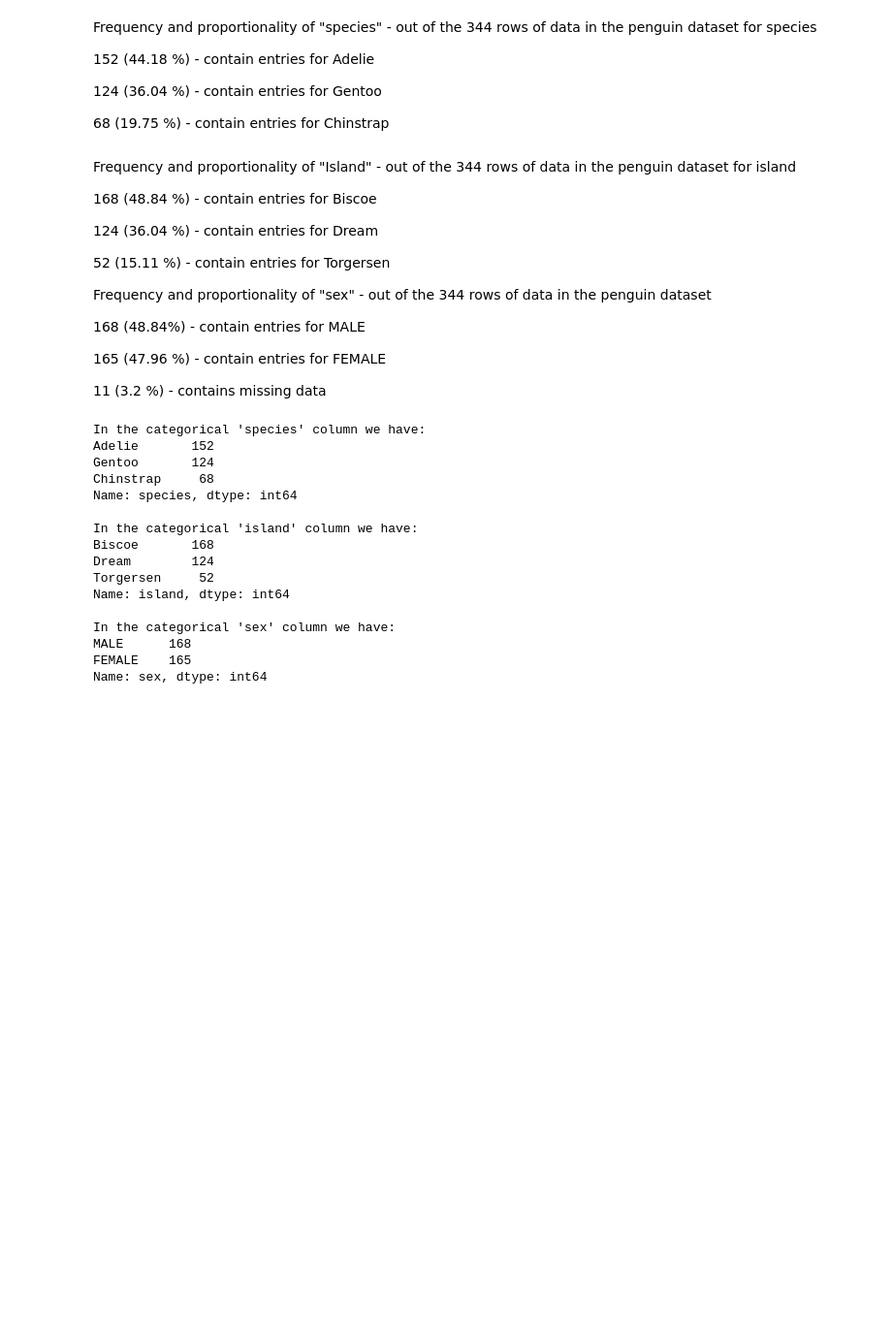
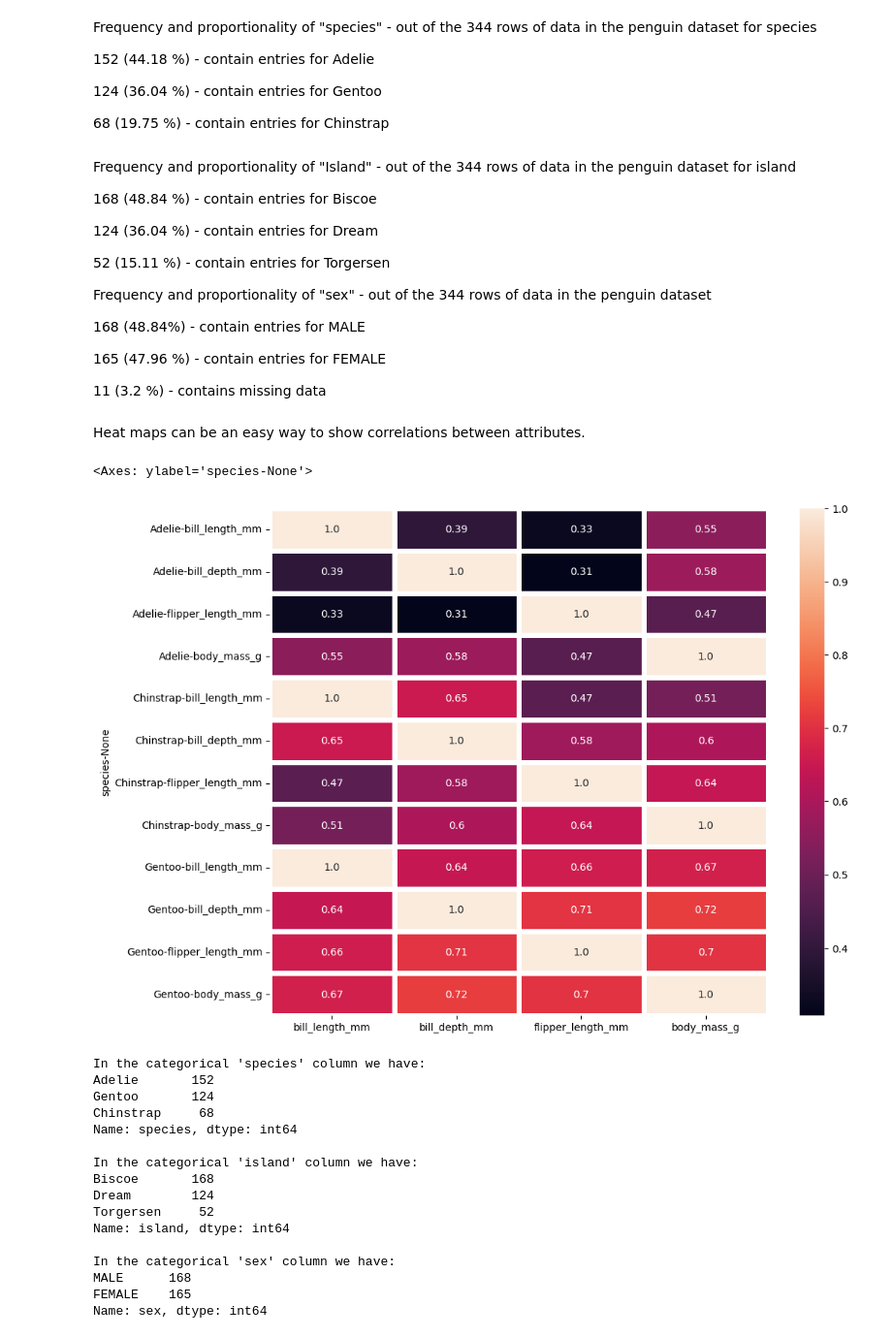
Before and after one commit to shanekeenan/fundamentals_of_data_analysis, a Jupyter notebook: tasks.ipynb, the cells around one changed output. Shown at 97% size. Saved outputs shown, nothing was run; the diff lists cells and outputs as text; code cells hidden in the pictures; blank space fills up the shorter version.

```diff
--- a/tasks.ipynb
+++ b/tasks.ipynb
@@ -565,6 +566,15 @@ Frequency and proportionality of "sex" - out of the 344 rows of data in the peng
 165 (47.96 %) - contain entries for FEMALE
 
 11 (3.2 %)  - contains missing data
+# %% [markdown]
+Heat maps can be an easy way to show correlations between attributes.
+# %%
+corr = data.groupby('species').corr()
+plt.figure(figsize=(11, 9))
+sns.heatmap(corr, annot=True, linewidth=5, fmt='.2')
+# %% [output]
+<Axes: ylabel='species-None'>
+[figure, added]
 # %%
 print(f"In the categorical 'species' column we have:\n{data['species'].value_counts()}\n")
 print(f"In the categorical 'island' column we have:\n{data['island'].value_counts()}\n")
```
Also changed, not shown: parts of 3 cells of this notebook, 1 other file.
